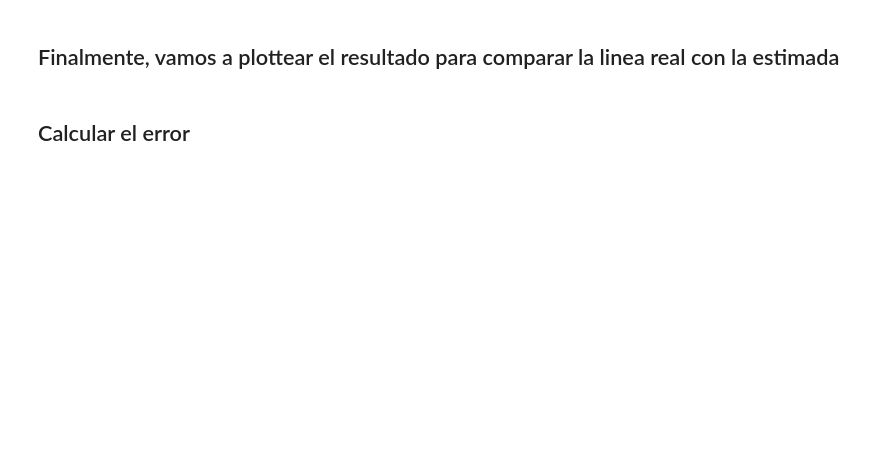
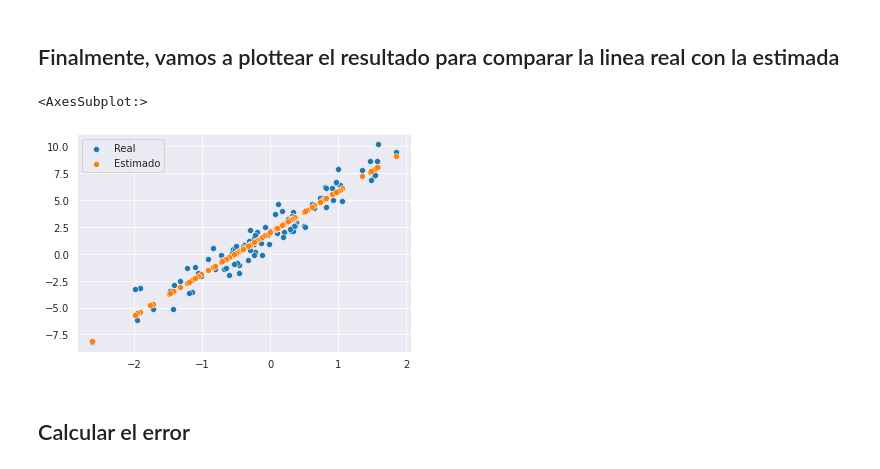
Before and after one commit to FernanTN/ejerciciosAA, a Jupyter notebook: W2 - Grad Desc and Intro to sklearn/1 - Descenso de gradiente.ipynb, the cells around one changed output. Drawn from its saved outputs; the diff is of its cells as text; code cells hidden in the pictures; blank space fills up the shorter version.

```diff
--- a/W2 - Grad Desc and Intro to sklearn/1 - Descenso de gradiente.ipynb
+++ b/W2 - Grad Desc and Intro to sklearn/1 - Descenso de gradiente.ipynb
@@ -147,13 +147,13 @@ X = np.hstack([X_0, X_1])
 # %%
 ## calculamos la transpuesta
 
-X_t = ##
+X_t = X.T
 # %%
 ## calculamos el resultado del producto de la transpuesta y multiplicamos por la transpuesta otra vez
 
 XtX = X_t.dot(X)
 XtX_inv = np.linalg.inv(XtX)
-XtX_invXt = ## usa el metodo .dot
+XtX_invXt = XtX_inv.dot(X_t)
 # %%
 ## Finalmente, multiplicamos por las y's conocidas
 theta_est = XtX_invXt.dot(y)
@@ -165,12 +168,15 @@ print(theta_est)
 # %%
 ## Graficamos los datos de entrenamiento
 
 ax = sns.scatterplot(y=y[:,0], x=X_1[:,0], label='Real')
 
 ## Creamos una y estimada a partir de los datos de X y de theta_est
-y_hat = ##
+y_hat = theta_est[0] * X_0 + theta_est[1]*X_1
 
 sns.scatterplot(y=y_hat[:, 0], x=X[:, 1], label='Estimado')
+# %% [output]
+<AxesSubplot:>
+[figure, added]
 # %% [markdown]
 ## Calcular el error
 # %%
```
Also changed, not shown: parts of 17 cells of this notebook.
